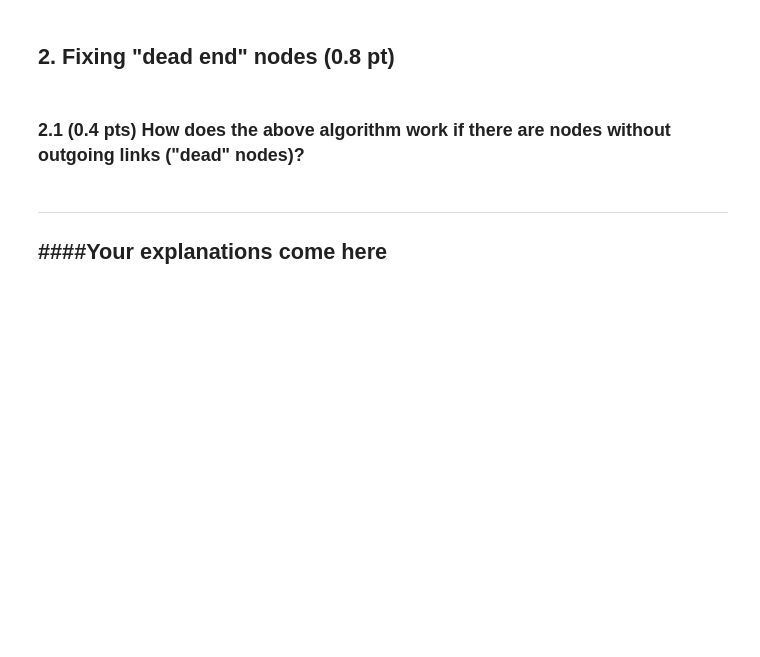
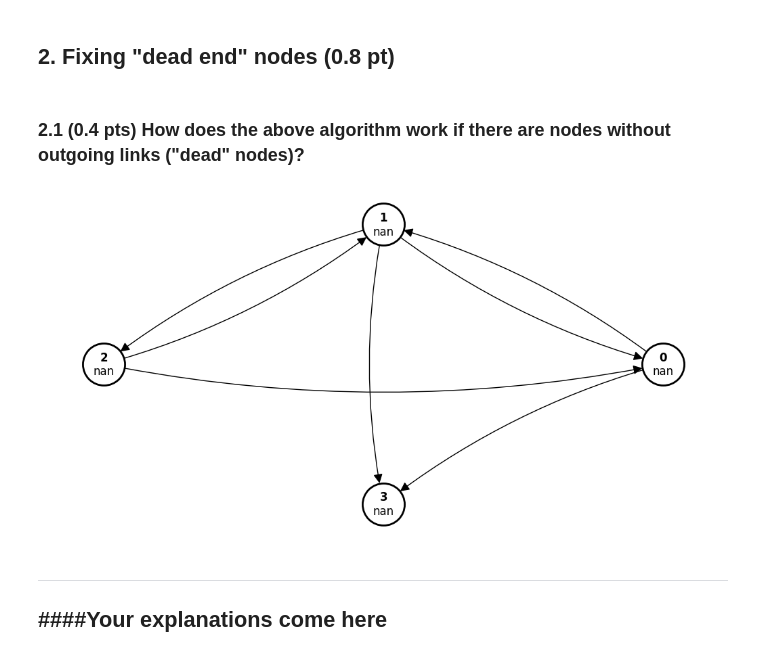
Before and after one commit to artoriusss/ML-projects, a Jupyter notebook: problem_2/hw2-task2-page_rank-2023.ipynb, the cells around one changed output. Drawn from its saved outputs; the diff is of its cells as text; code cells hidden in the pictures; blank space fills up the shorter version.

```diff
--- a/problem_2/hw2-task2-page_rank-2023.ipynb
+++ b/problem_2/hw2-task2-page_rank-2023.ipynb
@@ -88,6 +87,19 @@ plot_graph(G, ranks_)
 ## **2. Fixing "dead end" nodes (0.8 pt)**
 # %% [markdown]
 ### **2.1 (0.4 pts)** How does the above algorithm work if there are nodes without outgoing links ("dead" nodes)?
+# %%
+G = np.array([[0, 1, 1, 0],
+              [1, 0, 1, 0],
+              [0, 1, 0, 0],
+              [1, 1, 0, 0]])
+ranks = np.ones(G.shape[0])/G.shape[0]
+# plot_graph(G, ranks)
+
+# ====================
+ranks_ = PageRank_1(G, num_steps=10, ranks=ranks)
+plot_graph(G, ranks_)
+# %% [output]
+[figure, added]
 # %% [markdown]
 ---
 ####**Your explanations come here**
```
Also changed, not shown: parts of 14 cells of this notebook.
